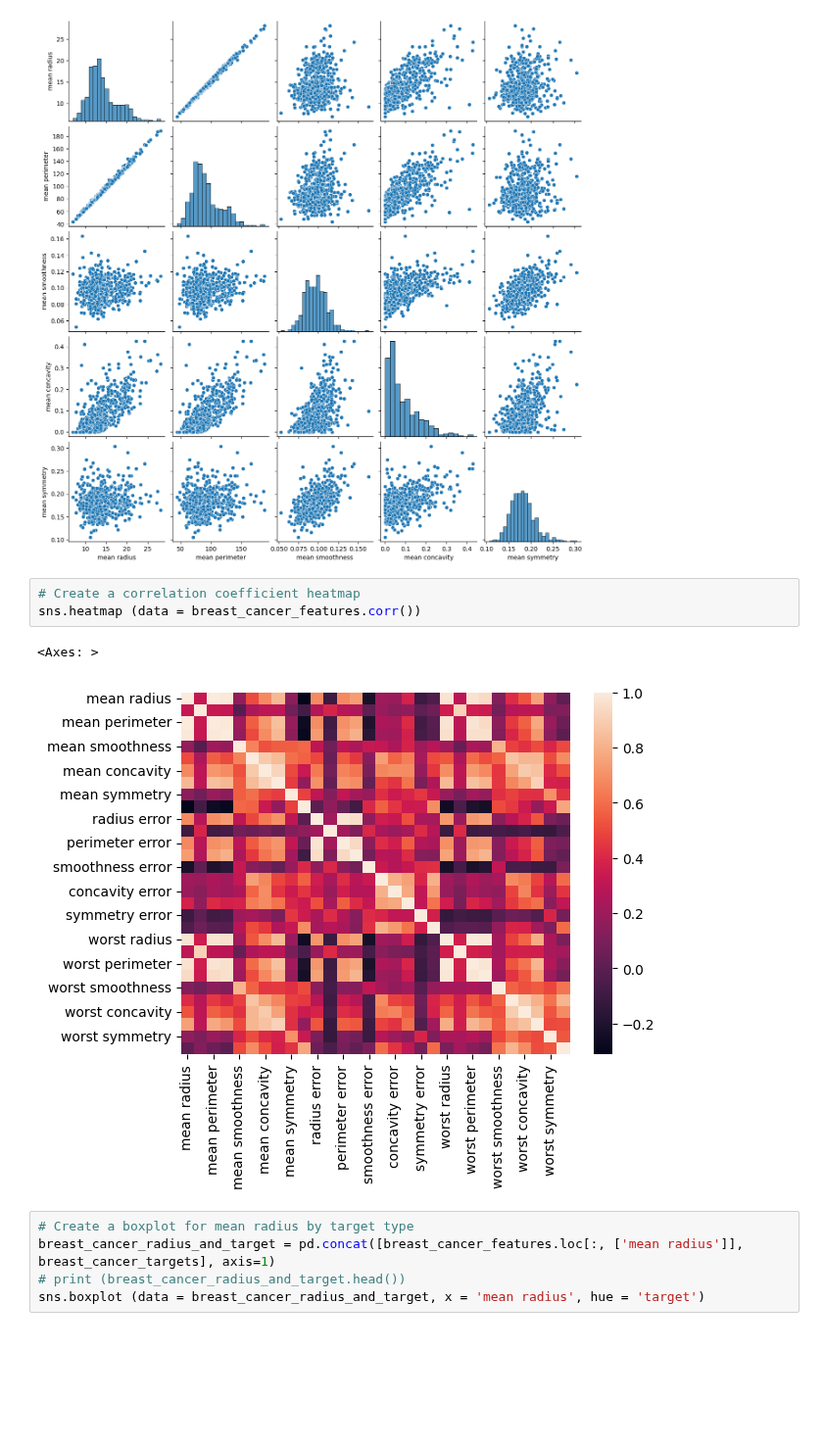
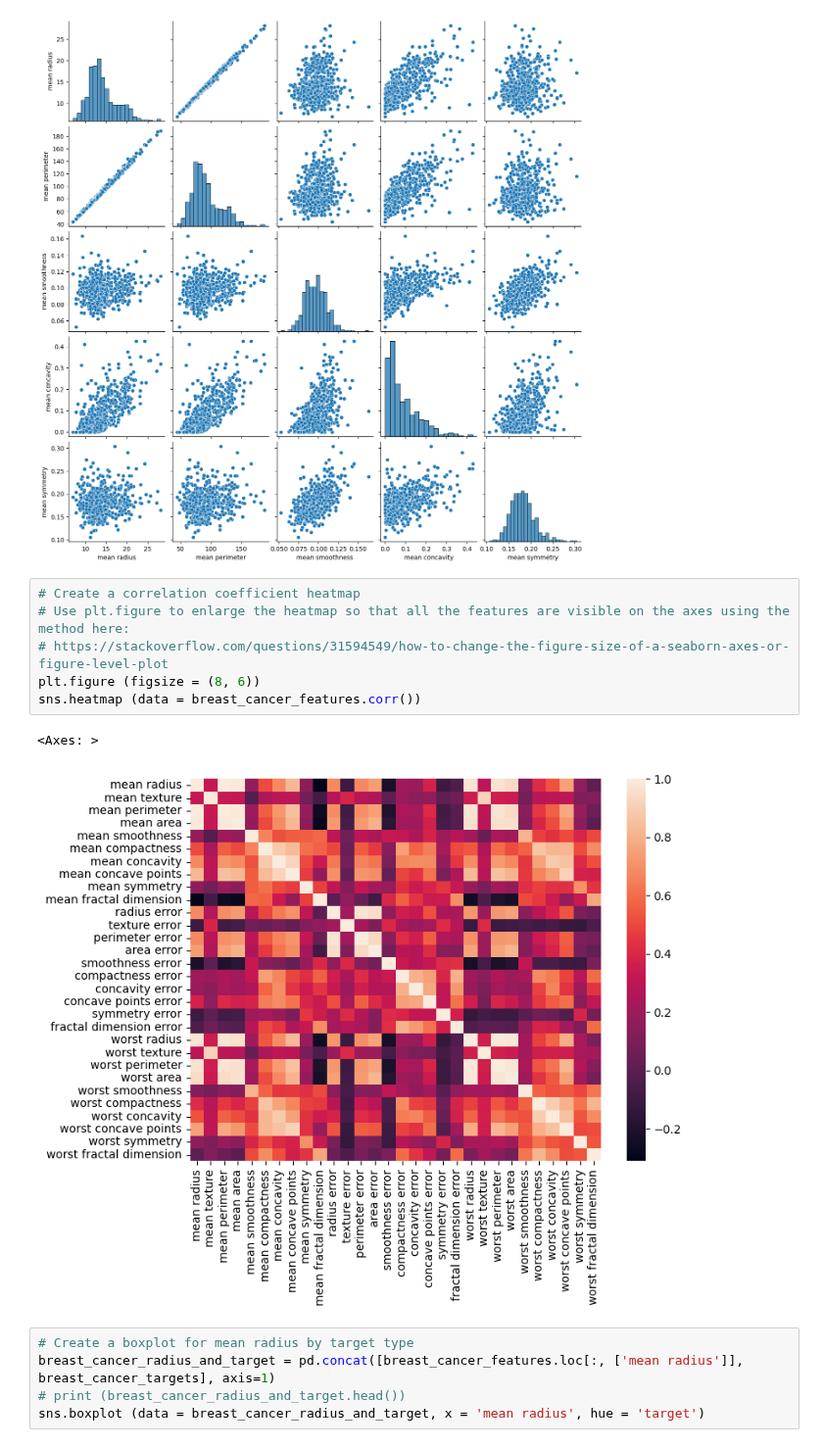
Before and after one commit to TrollRider-Kristian/Springboard-AI-Mini-Projects, a Jupyter notebook: Student_MLE_MiniProject_Logistic_Regression.ipynb, the cells around one changed output. Shown at 98% size. Drawn from its saved outputs; the diff is of its cells as text; blank space fills up the shorter version.

Commit message:
needed to add back plt.figure after restarting my laptop because I hadn't saved it

```diff
--- a/Student_MLE_MiniProject_Logistic_Regression.ipynb
+++ b/Student_MLE_MiniProject_Logistic_Regression.ipynb
@@ -119,12 +119,15 @@ sns.pairplot (data = breast_cancer_features, kind = 'scatter',\
 # %% [output]
 <seaborn.axisgrid.PairGrid at 0x...>
 [figure]
-# %%
-# Create a correlation coefficient heatmap
-sns.heatmap (data = breast_cancer_features.corr())
-# %% [output]
-<Axes: >
-[figure, removed]
+# %%
+# Create a correlation coefficient heatmap
+# Use plt.figure to enlarge the heatmap so that all the features are visible on the axes using the method here:
+# https://stackoverflow.com/questions/31594549/how-to-change-the-figure-size-of-a-seaborn-axes-or-figure-level-plot
+plt.figure (figsize = (8, 6))
+sns.heatmap (data = breast_cancer_features.corr())
+# %% [output]
+<Axes: >
+[figure, added]
 # %%
 # Create a boxplot for mean radius by target type
 breast_cancer_radius_and_target = pd.concat([breast_cancer_features.loc[:, ['mean radius']], breast_cancer_targets], axis=1)
```
